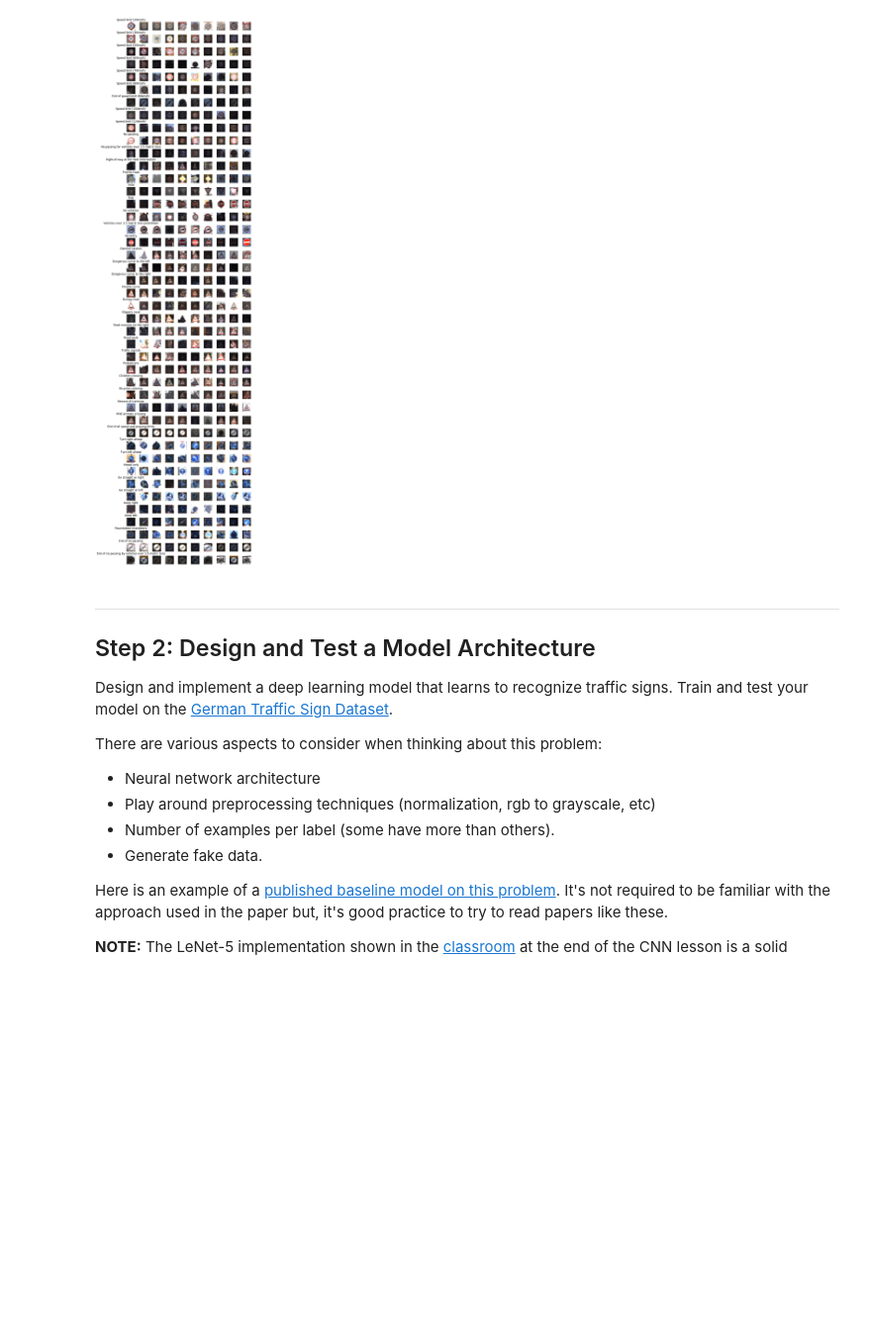
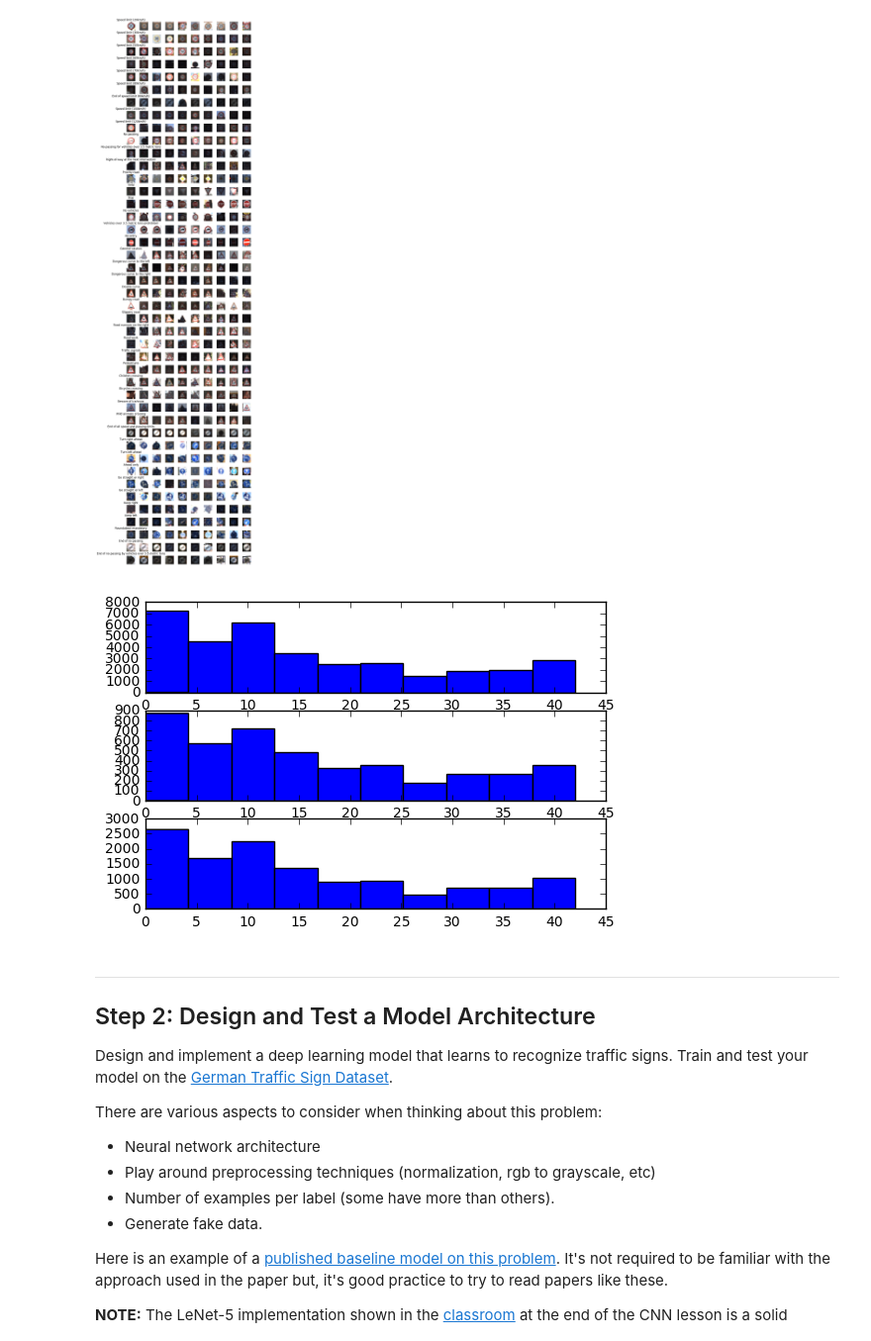
Before and after one commit to PuchatekwSzortach/CarND-Traffic-Sign-Classifier-Project, a Jupyter notebook: Traffic_Sign_Classifier.ipynb, the cells around one changed output. Shown at 99% size. Cells and saved outputs as stored; diff of their text form; code cells hidden in the pictures; blank space fills up the shorter version.

Commit message:
Added labels histogram for each dataset

```diff
--- a/Traffic_Sign_Classifier.ipynb
+++ b/Traffic_Sign_Classifier.ipynb
@@ -131,6 +131,15 @@ plt.subplots_adjust(hspace=0.5)
 plt.show()
 # %% [output]
 [figure]
+# %%
+# Show distribution of different signs in all three data subsets
+figure, (train_axes, validation_axes, test_axes) = plt.subplots(nrows=3)
+train_axes.hist(y_train)
+validation_axes.hist(y_valid)
+test_axes.hist(y_test)
+plt.show()
+# %% [output]
+[figure, added]
 # %% [markdown]
 ----
 
```
